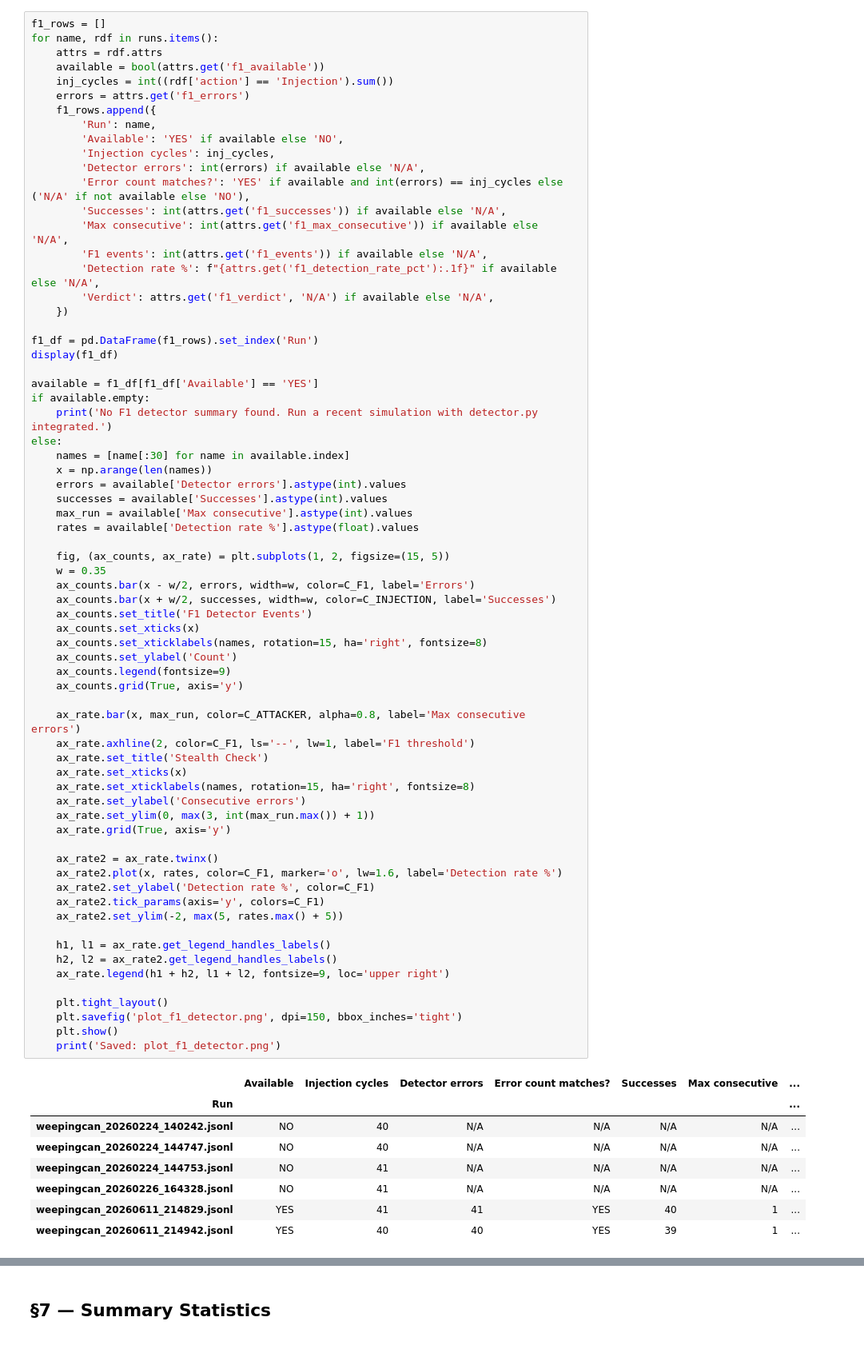
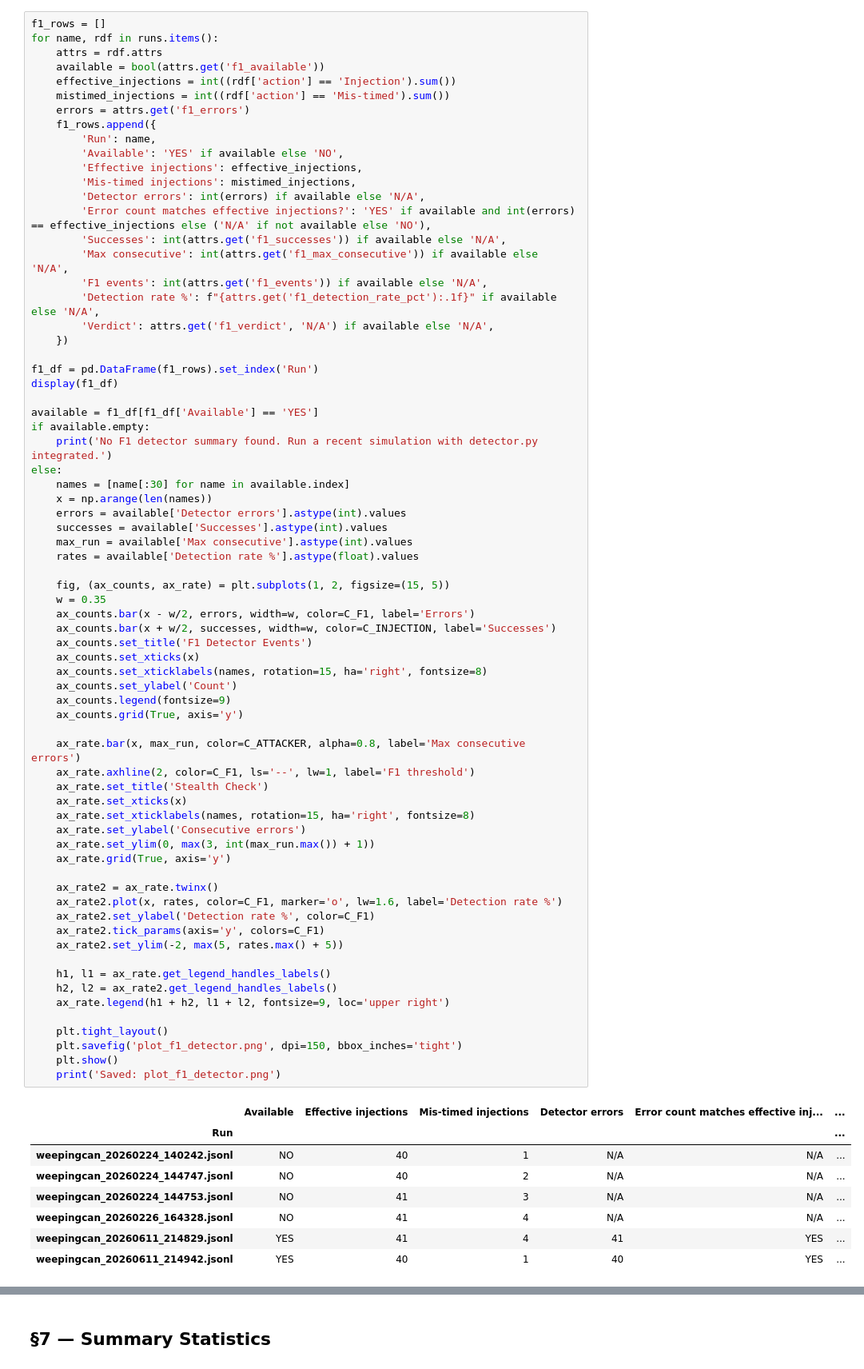
Before and after one commit to alessandro-vulcu-code/CPS-Project-1, a Jupyter notebook: Notebook/weepingcan_analysis.ipynb, the cells around one changed output, grey strips where cells are left out. Shown at 80% size. Saved outputs shown, nothing was run; the diff lists cells and outputs as text.

```diff
--- a/Notebook/weepingcan_analysis.ipynb
+++ b/Notebook/weepingcan_analysis.ipynb
@@ -601,14 +599,16 @@ f1_rows = []
 for name, rdf in runs.items():
     attrs = rdf.attrs
     available = bool(attrs.get('f1_available'))
-    inj_cycles = int((rdf['action'] == 'Injection').sum())
+    effective_injections = int((rdf['action'] == 'Injection').sum())
+    mistimed_injections = int((rdf['action'] == 'Mis-timed').sum())
     errors = attrs.get('f1_errors')
     f1_rows.append({
         'Run': name,
         'Available': 'YES' if available else 'NO',
-        'Injection cycles': inj_cycles,
+        'Effective injections': effective_injections,
+        'Mis-timed injections': mistimed_injections,
         'Detector errors': int(errors) if available else 'N/A',
-        'Error count matches?': 'YES' if available and int(errors) == inj_cycles else ('N/A' if not available else 'NO'),
+        'Error count matches effective injections?': 'YES' if available and int(errors) == effective_injections else ('N/A' if not available else 'NO'),
         'Successes': int(attrs.get('f1_successes')) if available else 'N/A',
         'Max consecutive': int(attrs.get('f1_max_consecutive')) if available else 'N/A',
         'F1 events': int(attrs.get('f1_events')) if available else 'N/A',
@@ -638,38 +638,38 @@ else:
     ax_counts.set_xticks(x)
     ax_counts.set_xticklabels(names, rotation=15, ha='right', fontsize=8)
     ax_counts.set_ylabel('Count')
     ax_counts.legend(fontsize=9)
     ax_counts.grid(True, axis='y')
 
     ax_rate.bar(x, max_run, color=C_ATTACKER, alpha=0.8, label='Max consecutive errors')
     ax_rate.axhline(2, color=C_F1, ls='--', lw=1, label='F1 threshold')
     ax_rate.set_title('Stealth Check')
     ax_rate.set_xticks(x)
     ax_rate.set_xticklabels(names, rotation=15, ha='right', fontsize=8)
     ax_rate.set_ylabel('Consecutive errors')
     ax_rate.set_ylim(0, max(3, int(max_run.max()) + 1))
     ax_rate.grid(True, axis='y')
 
     ax_rate2 = ax_rate.twinx()
     ax_rate2.plot(x, rates, color=C_F1, marker='o', lw=1.6, label='Detection rate %')
     ax_rate2.set_ylabel('Detection rate %', color=C_F1)
     ax_rate2.tick_params(axis='y', colors=C_F1)
     ax_rate2.set_ylim(-2, max(5, rates.max() + 5))
 
     h1, l1 = ax_rate.get_legend_handles_labels()
     h2, l2 = ax_rate2.get_legend_handles_labels()
     ax_rate.legend(h1 + h2, l1 + l2, fontsize=9, loc='upper right')
 
     plt.tight_layout()
     plt.savefig('plot_f1_detector.png', dpi=150, bbox_inches='tight')
     plt.show()
     print('Saved: plot_f1_detector.png')
 # %% [output]
-|  | Available | Injection cycles | Detector errors | Error count matches? | Successes | Max consecutive | ... |
-| Run |  |  |  |  |  |  | ... |
-| weepingcan_20260224_140242.jsonl | NO | 40 | N/A | N/A | N/A | N/A | ... |
-| weepingcan_20260224_144747.jsonl | NO | 40 | N/A | N/A | N/A | N/A | ... |
-| weepingcan_20260224_144753.jsonl | NO | 41 | N/A | N/A | N/A | N/A | ... |
-| weepingcan_20260226_164328.jsonl | NO | 41 | N/A | N/A | N/A | N/A | ... |
-| weepingcan_20260611_214829.jsonl | YES | 41 | 41 | YES | 40 | 1 | ... |
-| weepingcan_20260611_214942.jsonl | YES | 40 | 40 | YES | 39 | 1 | ... |
+|  | Available | Effective injections | Mis-timed injections | Detector errors | Error count matches effective inj... | ... |
+| Run |  |  |  |  |  | ... |
+| weepingcan_20260224_140242.jsonl | NO | 40 | 1 | N/A | N/A | ... |
+| weepingcan_20260224_144747.jsonl | NO | 40 | 2 | N/A | N/A | ... |
+| weepingcan_20260224_144753.jsonl | NO | 41 | 3 | N/A | N/A | ... |
+| weepingcan_20260226_164328.jsonl | NO | 41 | 4 | N/A | N/A | ... |
+| weepingcan_20260611_214829.jsonl | YES | 41 | 4 | 41 | YES | ... |
+| weepingcan_20260611_214942.jsonl | YES | 40 | 1 | 40 | YES | ... |
```
Also changed, not shown: parts of 8 cells of this notebook, 7 other files.
